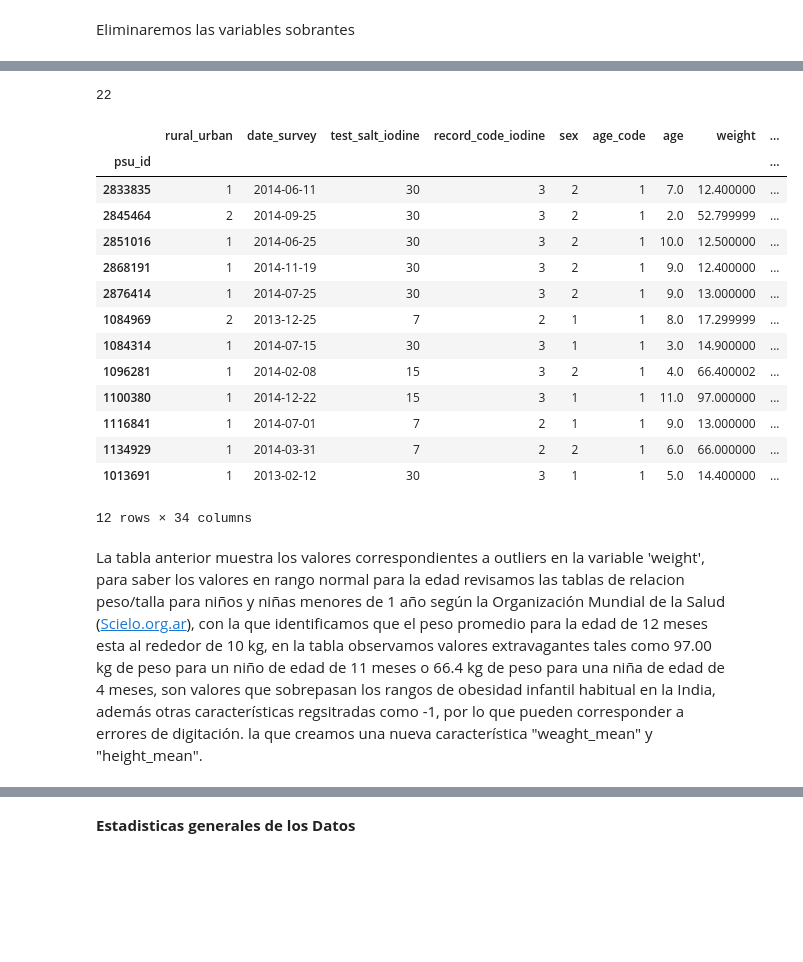
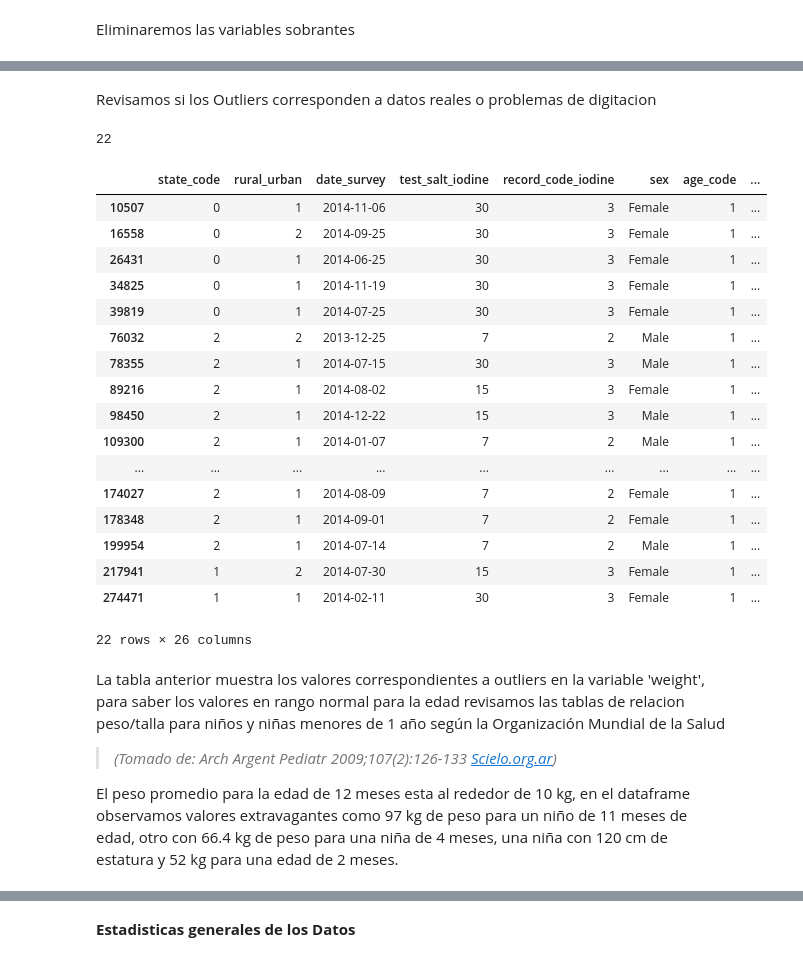
Before and after one commit to marce3-2140/Clinical-Anthropometric-Bio-Chemical-Survey, a Jupyter notebook: SurveyClinicalData.ipynb, the cells around one changed output, grey strips where cells are left out. Cells and saved outputs as stored; diff of their text form; code cells hidden in the pictures; blank space fills up the shorter version.

```diff
--- a/SurveyClinicalData.ipynb
+++ b/SurveyClinicalData.ipynb
@@ -326,0 +391,7 @@ Index(['rural_urban', 'date_survey', 'length_height_code',
+# %%
+# los valores paea 'sex' en su forma original son:
+# 1: 'Male' 2: 'Female'
+
+# Mapear los valores de 'sex' a object
+mapp_sex = {1: 'Male', 2: 'Female'}
+df['sex'] = df['sex'].map(mapp_sex)
@@ -327,3 +412,3 @@ Index(['rural_urban', 'date_survey', 'length_height_code',
 # %%
-#Convertimos la variable de fecha a pd.to_datetime
-df['date_survey'] = pd.to_datetime(df['date_survey'])
+# Convertimos a pd.to_datetime
+df['date_survey'] = pd.to_datetime(df['date_survey'], format='%d/%m/%Y')
@@ -362,0 +445,3 @@ Name: rural_urban, dtype: int64
+# %%
+#Convertimos a nulos los datos -1 o "-1" en cualquier columna
+df = df.replace([-1, '-1'], np.nan)
@@ -363,3 +470,9 @@ Name: rural_urban, dtype: int64
+# %%
+df = df.drop(columns=['bp_systolic', 'bp_systolic_2_reading',
+                      'bp_diastolic', 'bp_diastolic_2reading',
+                      'pulse_rate', 'pulse_rate_2_reading',
+                      'diabetes_test', 'fasting_blood_glucose',
+                      'fasting_blood_glucose_mg_dl'])
 # %% [markdown]
 **Height/Weight**
 
@@ -391,24 +524,31 @@ Tomado de: *Arch Argent Pediatr 2009;107(2):126-133* [Scielo.org.ar](http://www.
+# %% [markdown]
+Revisamos si los Outliers corresponden a datos reales o problemas de digitacion
 # %%
 weight = df['weight'] > 12
 print(weight.sum())
-df.loc[weight,:].head(12)
+df.loc[weight,:].head(22)
 # %% [output]
 22
-|  | rural_urban | date_survey | test_salt_iodine | record_code_iodine | sex | age_code | age | weight | ... |
-| psu_id |  |  |  |  |  |  |  |  | ... |
-| 2833835 | 1 | 2014-06-11 | 30 | 3 | 2 | 1 | 7.0 | 12.400000 | ... |
-| 2845464 | 2 | 2014-09-25 | 30 | 3 | 2 | 1 | 2.0 | 52.799999 | ... |
-| 2851016 | 1 | 2014-06-25 | 30 | 3 | 2 | 1 | 10.0 | 12.500000 | ... |
-| 2868191 | 1 | 2014-11-19 | 30 | 3 | 2 | 1 | 9.0 | 12.400000 | ... |
-| 2876414 | 1 | 2014-07-25 | 30 | 3 | 2 | 1 | 9.0 | 13.000000 | ... |
-| 1084969 | 2 | 2013-12-25 | 7 | 2 | 1 | 1 | 8.0 | 17.299999 | ... |
-| 1084314 | 1 | 2014-07-15 | 30 | 3 | 1 | 1 | 3.0 | 14.900000 | ... |
-| 1096281 | 1 | 2014-02-08 | 15 | 3 | 2 | 1 | 4.0 | 66.400002 | ... |
-| 1100380 | 1 | 2014-12-22 | 15 | 3 | 1 | 1 | 11.0 | 97.000000 | ... |
-| 1116841 | 1 | 2014-07-01 | 7 | 2 | 1 | 1 | 9.0 | 13.000000 | ... |
-| 1134929 | 1 | 2014-03-31 | 7 | 2 | 2 | 1 | 6.0 | 66.000000 | ... |
-| 1013691 | 1 | 2013-02-12 | 30 | 3 | 1 | 1 | 5.0 | 14.400000 | ... |
+|  | state_code | rural_urban | date_survey | test_salt_iodine | record_code_iodine | sex | age_code | ... |
+| 10507 | 0 | 1 | 2014-11-06 | 30 | 3 | Female | 1 | ... |
+| 16558 | 0 | 2 | 2014-09-25 | 30 | 3 | Female | 1 | ... |
+| 26431 | 0 | 1 | 2014-06-25 | 30 | 3 | Female | 1 | ... |
+| 34825 | 0 | 1 | 2014-11-19 | 30 | 3 | Female | 1 | ... |
+| 39819 | 0 | 1 | 2014-07-25 | 30 | 3 | Female | 1 | ... |
+| 76032 | 2 | 2 | 2013-12-25 | 7 | 2 | Male | 1 | ... |
+| 78355 | 2 | 1 | 2014-07-15 | 30 | 3 | Male | 1 | ... |
+| 89216 | 2 | 1 | 2014-08-02 | 15 | 3 | Female | 1 | ... |
+| 98450 | 2 | 1 | 2014-12-22 | 15 | 3 | Male | 1 | ... |
+| 109300 | 2 | 1 | 2014-01-07 | 7 | 2 | Male | 1 | ... |
+| ... | ... | ... | ... | ... | ... | ... | ... | ... |
+| 174027 | 2 | 1 | 2014-08-09 | 7 | 2 | Female | 1 | ... |
+| 178348 | 2 | 1 | 2014-09-01 | 7 | 2 | Female | 1 | ... |
+| 199954 | 2 | 1 | 2014-07-14 | 7 | 2 | Male | 1 | ... |
+| 217941 | 1 | 2 | 2014-07-30 | 15 | 3 | Female | 1 | ... |
+| 274471 | 1 | 1 | 2014-02-11 | 30 | 3 | Female | 1 | ... |
-12 rows × 34 columns
+22 rows × 26 columns
 # %% [markdown]
-La tabla anterior muestra los valores correspondientes a outliers en la variable 'weight', para saber los valores en rango normal para la edad revisamos las tablas de relacion peso/talla para niños y niñas menores de 1 año según la Organización Mundial de la Salud ([Scielo.org.ar](http://www.scielo.org.ar/pdf/aap/v107n2/v107n2a05.pdf)), con la que identificamos que el peso promedio para la edad de 12 meses esta al rededor de 10 kg, en la tabla observamos valores extravagantes tales como 97.00 kg de peso para un niño de edad de 11 meses o 66.4 kg de peso para una niña de edad de 4 meses, son valores que sobrepasan los rangos de obesidad infantil habitual en la India, además otras características regsitradas como -1, por lo que pueden corresponder a errores de digitación.
-la que creamos una nueva característica "weaght_mean" y "height_mean".
+La tabla anterior muestra los valores correspondientes a outliers en la variable 'weight', para saber los valores en rango normal para la edad revisamos las tablas de relacion peso/talla para niños y niñas menores de 1 año según la Organización Mundial de la Salud
+> _*(Tomado de: *Arch Argent Pediatr 2009;107(2):126-133* [Scielo.org.ar](http://www.scielo.org.ar/pdf/aap/v107n2/v107n2a05.pdf))*_
+
+El peso promedio para la edad de 12 meses esta al rededor de 10 kg, en el dataframe observamos valores extravagantes como 97 kg de peso para un niño de 11 meses de edad, otro con 66.4 kg de peso para una niña de 4 meses, una niña con 120 cm de estatura y 52 kg para una edad de 2 meses.
```
Also changed, not shown: parts of 166 cells of this notebook.
